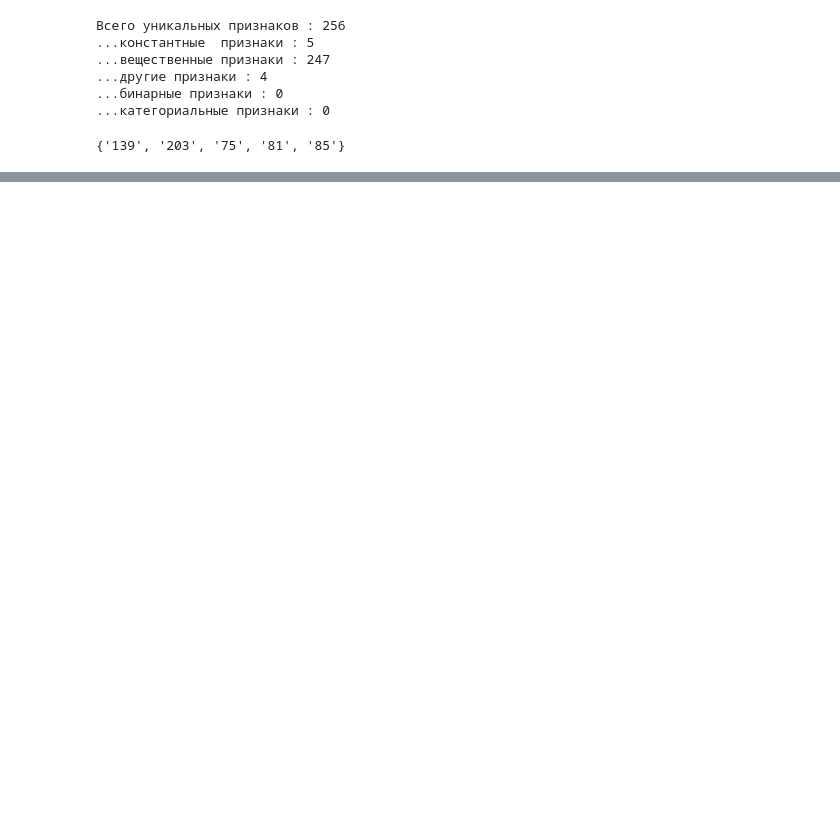
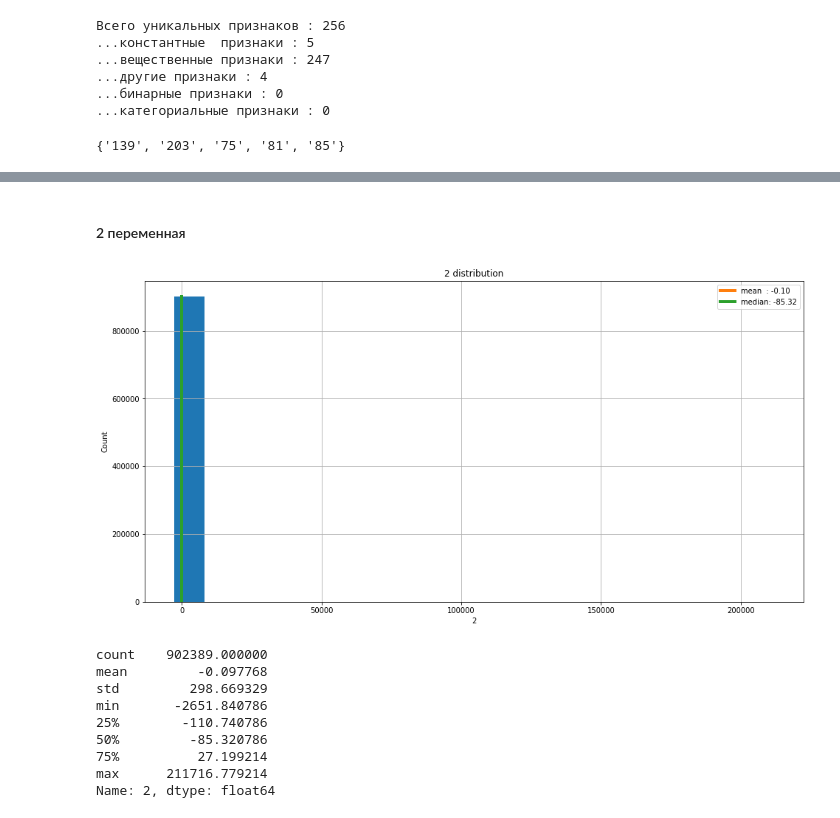
Before and after one commit to alex-chin/gb_megafone1, a Jupyter notebook: Project/megafone_offer_service.ipynb, the cells around one changed output, grey strips where cells are left out. Drawn from its saved outputs; the diff is of its cells as text; code cells hidden in the pictures; blank space fills up the shorter version.

```diff
--- a/Project/megafone_offer_service.ipynb
+++ b/Project/megafone_offer_service.ipynb
@@ -349,0 +555,15 @@ features_new.to_parquet('features_drop.parquet')
+# %% [markdown]
+#### 2 переменная
+# %%
+first_look(features_new['2'], bins=20, is_show_stat=True)
+# %% [output]
+[figure, added]
+count    902389.000000
+mean         -0.097768
+std         298.669329
+min       -2651.840786
+25%        -110.740786
+50%         -85.320786
+75%          27.199214
+max      211716.779214
+Name: 2, dtype: float64
```
Also changed, not shown: parts of 57 cells of this notebook.
